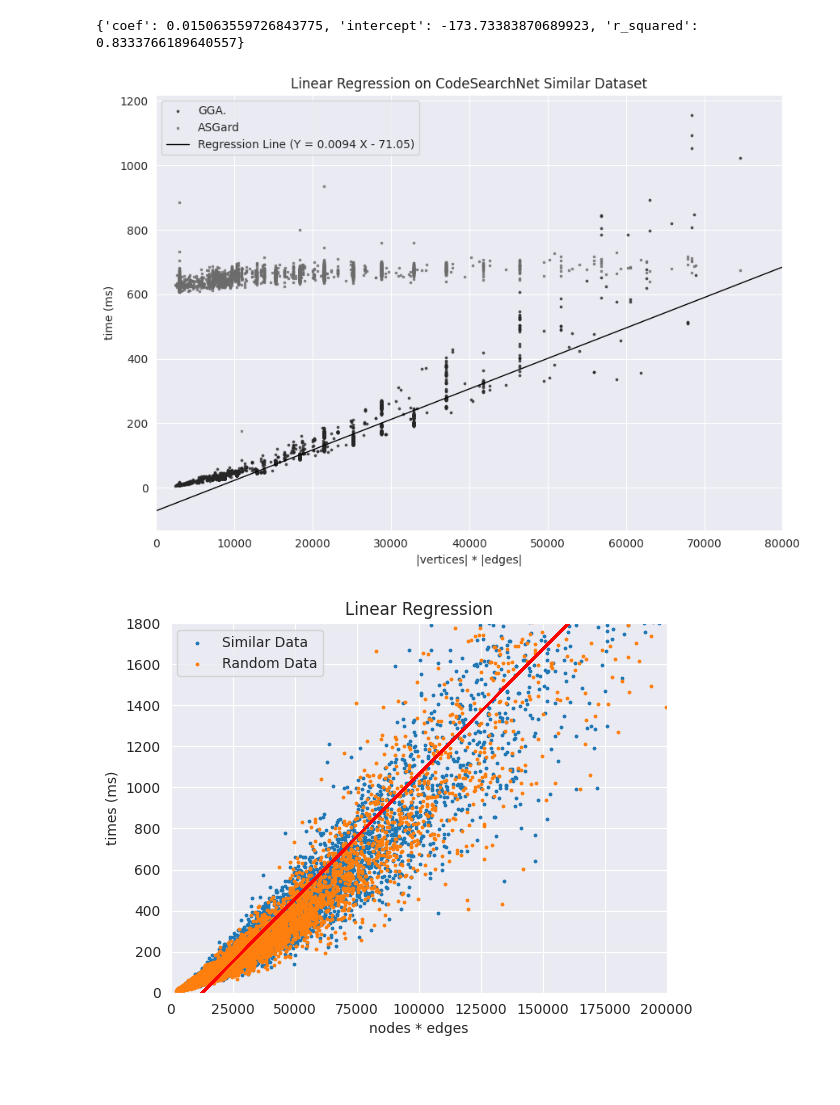
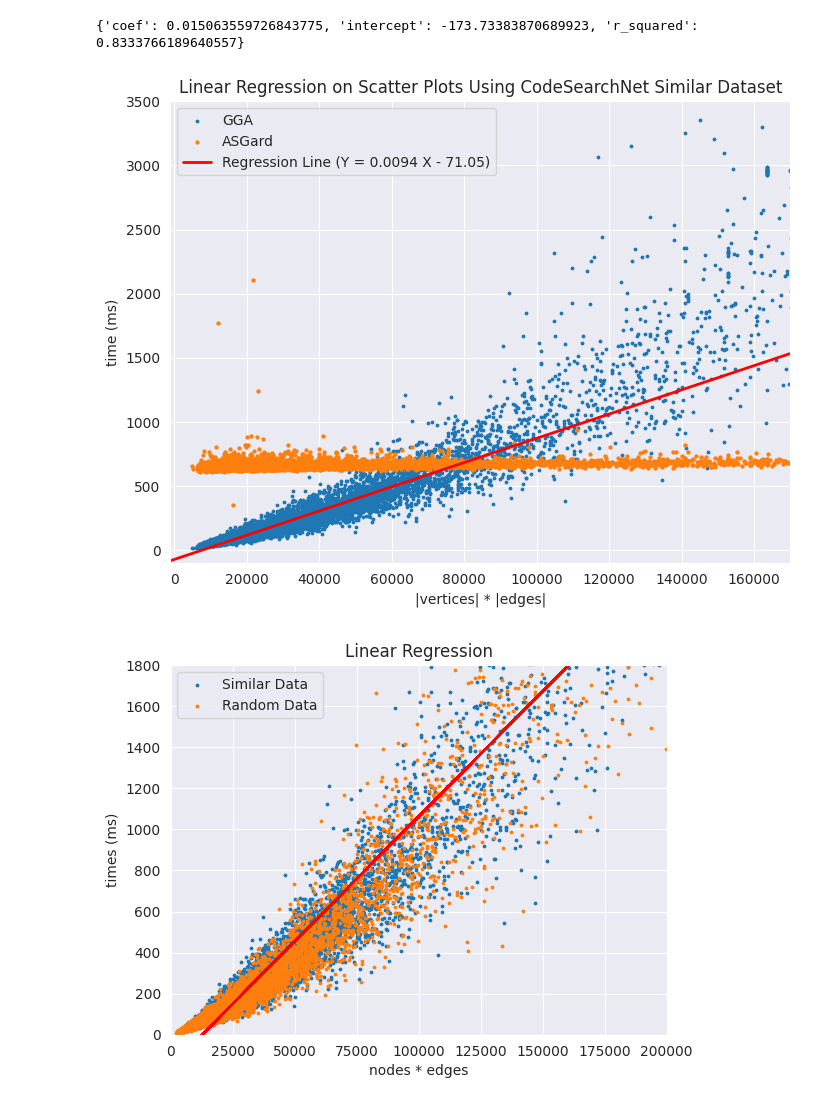
Before and after one commit to mreza-kiani/graph-generalization-algorithm, a Jupyter notebook: src/main/resources/scripts/performance/CodeSearchNet/analyzer.ipynb, the cells around one changed output. Drawn from its saved outputs; the diff is of its cells as text; code cells hidden in the pictures; blank space fills up the shorter version.

```diff
--- a/src/main/resources/scripts/performance/CodeSearchNet/analyzer.ipynb
+++ b/src/main/resources/scripts/performance/CodeSearchNet/analyzer.ipynb
@@ -624,28 +624,29 @@ linear_regression_of(plt_random_v2_df, 'nodes_X_edges', 'avg_time', x_label='nod
 [figure]
 {'coef': 0.015063559726843775, 'intercept': -173.73383870689923, 'r_squared': 0.8333766189640557}
 # %%
-plt.figure(figsize=(10, 7))
+plt.figure(figsize=(8, 6))
 
 # Create a scatter plot for all metrics
-plt.scatter(df['nodes_X_edges'], df['avg_time'], label='GGA.', s=3, alpha=0.7, c="0.15", marker='o')
-plt.scatter(may_df['nodes_X_edges'], may_df['avg_time'], label='ASGard', s=4.5, alpha=0.7, marker='s', c="0.42")
+plt.scatter(df['nodes_X_edges'], df['avg_time'], label='GGA', s=3) #, s=3, alpha=0.7, c="0.15", marker='o')
+plt.scatter(may_df['nodes_X_edges'], may_df['avg_time'], label='ASGard', s=4.5,) #, s=4.5, alpha=0.7, marker='s', c="0.42")
 # plt.scatter(random_plt_df['nodes_X_edges'], random_plt_df['avg_time'], label='Random Data', s=3, alpha=0.7)
 # plt.scatter(plt_random_v2_df['nodes_X_edges'], plt_random_v2_df['avg_time'], label='Random Data V2', s=3, alpha=0.7)
-plt.axline((0, -71.05662889952936), (71.05662889952936/0.00944322735515848, 0), linewidth=1, color='black', label='Regression Line (Y = 0.0094 X - 71.05)')
+plt.axline((0, -71.05662889952936), (71.05662889952936/0.00944322735515848, 0), linewidth=2, color='red', label='Regression Line (Y = 0.0094 X - 71.05)')
 # plt.axline((0, -34.16747831015266), (34.16747831015266/0.007256707705568302, 0), linewidth=1, color='r', label='Random Regression')
 # plt.axline((0, -106.68887350694996), (106.68887350694996/0.012126100016345006, 0), linewidth=1, color='g', label='Random Regression V2')
 
 # Customize the plot
 plt.xlabel('|vertices| * |edges|')
 plt.ylabel('time (ms)')
-plt.title('Linear Regression on CodeSearchNet Similar Dataset')
+plt.title('Linear Regression on Scatter Plots Using CodeSearchNet Similar Dataset')
 plt.legend()
-plt.xlim([0, 80000])
+plt.xlim([-1000, 170000])
+plt.ylim([-100, 3500])
 
 # Display the plot
 plt.show()
 # %% [output]
-[figure, old version]
+[figure, new version]
 # %%
 x_column = 'nodes_X_edges'
 y_column = 'avg_time'
```
Also changed, not shown: parts of 2 cells of this notebook, 2 other files.
